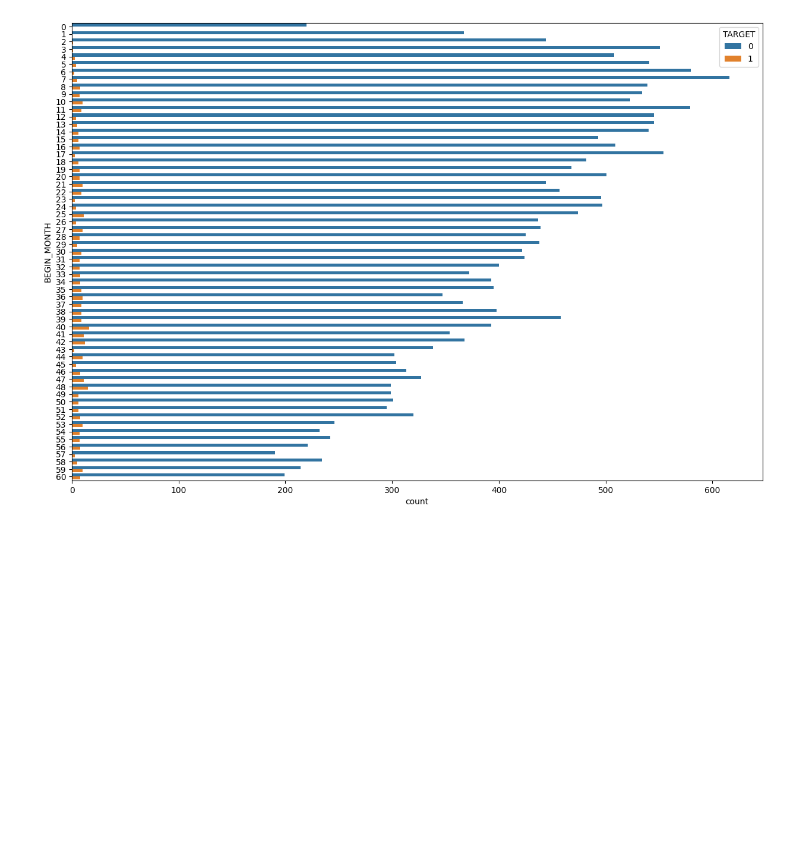
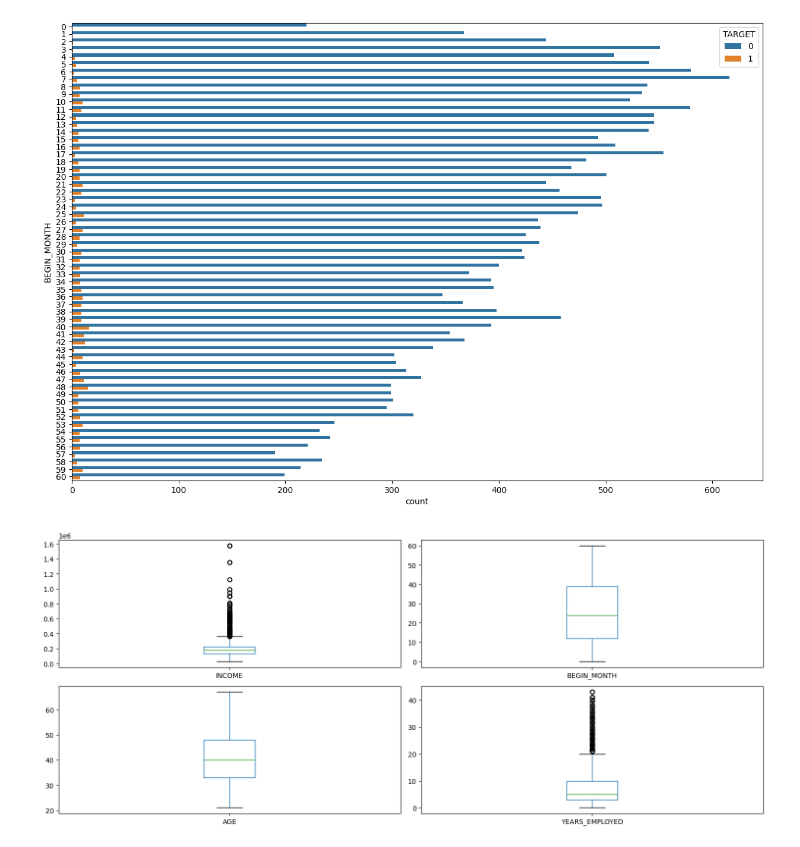
Before and after one commit to HarshGujarathi7/Data-Science-in-Finance--Independent-Study, a Jupyter notebook: Fraud_Detection_Data_Paper.ipynb, the cells around one changed output. Saved outputs shown, nothing was run; the diff lists cells and outputs as text; code cells hidden in the pictures; blank space fills up the shorter version.

```diff
--- a/Fraud_Detection_Data_Paper.ipynb
+++ b/Fraud_Detection_Data_Paper.ipynb
@@ -261,0 +266,13 @@ plt.show()
+# %%
+cont=ds3[["INCOME","BEGIN_MONTH","AGE","YEARS_EMPLOYED"]]
+# %%
+plt.figure(figsize=(15,12))
+for i ,col in enumerate(list(cont.columns)):
+    plt.subplot(4,2,i+1)
+    cont.boxplot(col)
+    plt.grid()
+    plt.tight_layout()
+
+    # Income and Years emp have huge number of outliers in them
+# %% [output]
+[figure, added]
```
Also changed, not shown: parts of 15 cells of this notebook.
